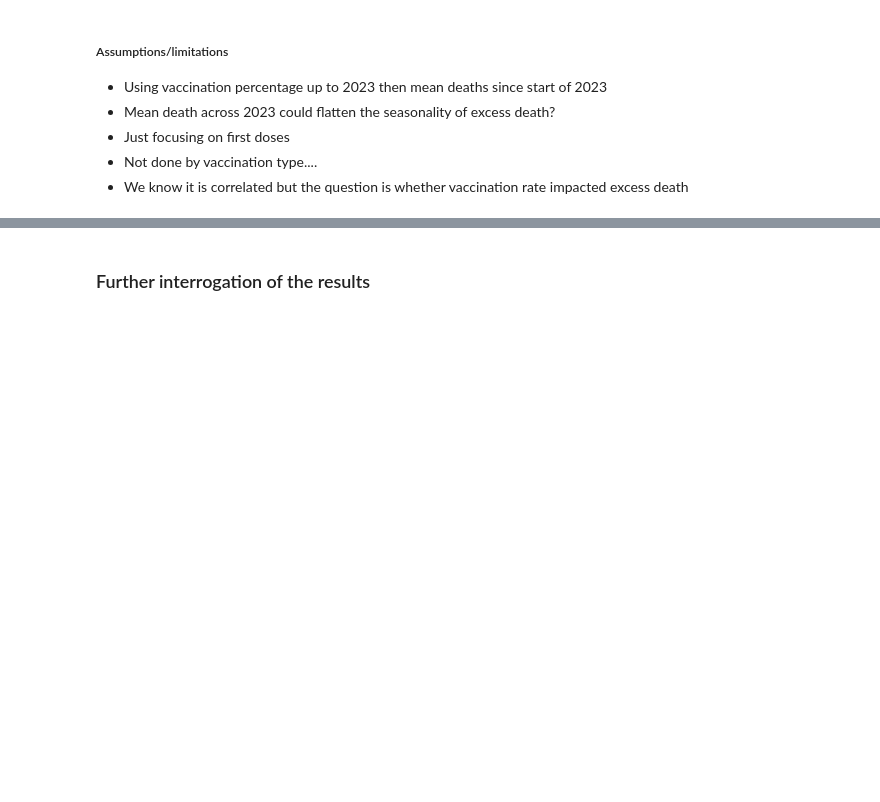
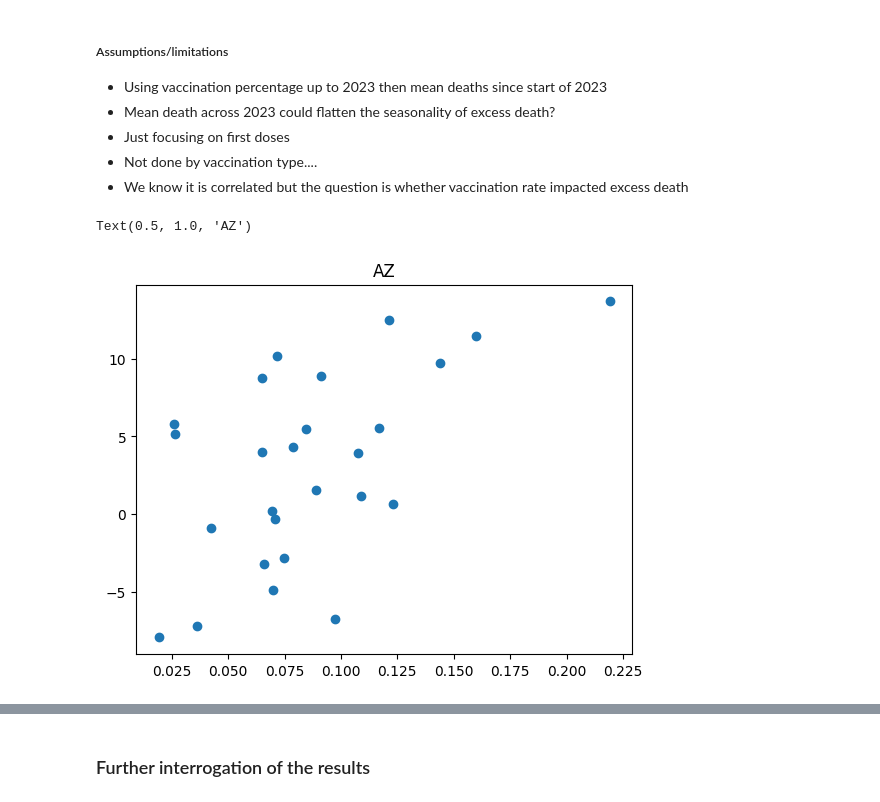
Before and after one commit to lisds/excess-deaths, a Jupyter notebook: Write_Up.ipynb, the cells around one changed output, grey strips where cells are left out. Cells and saved outputs as stored; diff of their text form; code cells hidden in the pictures; blank space fills up the shorter version.

Commit message:
splitting by type

```diff
--- a/Write_Up.ipynb
+++ b/Write_Up.ipynb
@@ -84,0 +163,31 @@ A very small p-value of 0.0003 enables us to have high confidence that the obser
+# %%
+by_type_and_country = pd.merge(by_type_and_country, population_wk1_23, on = 'ReportingCountry')
+# %%
+by_type_and_country['% vaxed'] = by_type_and_country['FirstDose'] / by_type_and_country['Population']
+# %%
+just_means = excess_deaths_values[['Mean 2023', 'ReportingCountry']]
+# %%
+AZ = pd.merge(by_type_and_country[by_type_and_country['Vaccine'] == 'AZ'][['Vaccine','ReportingCountry','% vaxed']], just_means, on = 'ReportingCountry')
+COM = pd.merge(by_type_and_country[by_type_and_country['Vaccine'] == 'COM'][['Vaccine','ReportingCountry','% vaxed']], just_means, on = 'ReportingCountry')
+COMBA_1 = pd.merge(by_type_and_country[by_type_and_country['Vaccine'] == 'COMBA.1'][['Vaccine','ReportingCountry','% vaxed']], just_means, on = 'ReportingCountry')
+COMBA_4_5 = pd.merge(by_type_and_country[by_type_and_country['Vaccine'] == 'COMBA.4-5'][['Vaccine','ReportingCountry','% vaxed']], just_means, on = 'ReportingCountry')
+JANSS = pd.merge(by_type_and_country[by_type_and_country['Vaccine'] == 'JANSS'][['Vaccine','ReportingCountry','% vaxed']], just_means, on = 'ReportingCountry')
+MOD = pd.merge(by_type_and_country[by_type_and_country['Vaccine'] == 'MOD'][['Vaccine','ReportingCountry','% vaxed']], just_means, on = 'ReportingCountry')
+MODBA_1 = pd.merge(by_type_and_country[by_type_and_country['Vaccine'] == 'MODBA.1'][['Vaccine','ReportingCountry','% vaxed']], just_means, on = 'ReportingCountry')
+MODBA_4_5 = pd.merge(by_type_and_country[by_type_and_country['Vaccine'] == 'MODBBA.4-5'][['Vaccine','ReportingCountry','% vaxed']], just_means, on = 'ReportingCountry')
+NVXD = pd.merge(by_type_and_country[by_type_and_country['Vaccine'] == 'NVXD'][['Vaccine','ReportingCountry','% vaxed']], just_means, on = 'ReportingCountry')
+UNK = pd.merge(by_type_and_country[by_type_and_country['Vaccine'] == 'UNK'][['Vaccine','ReportingCountry','% vaxed']], just_means, on = 'ReportingCountry')
+VLA = pd.merge(by_type_and_country[by_type_and_country['Vaccine'] == 'VLA'][['Vaccine','ReportingCountry','% vaxed']], just_means, on = 'ReportingCountry')
+SPU = pd.merge(by_type_and_country[by_type_and_country['Vaccine'] == 'SPU'][['Vaccine','ReportingCountry','% vaxed']], just_means, on = 'ReportingCountry')
+COMBIV = pd.merge(by_type_and_country[by_type_and_country['Vaccine'] == 'COMBIV'][['Vaccine','ReportingCountry','% vaxed']], just_means, on = 'ReportingCountry')
+MODBIV = pd.merge(by_type_and_country[by_type_and_country['Vaccine'] == 'MODBIV'][['Vaccine','ReportingCountry','% vaxed']], just_means, on = 'ReportingCountry')
+BECNBG = pd.merge(by_type_and_country[by_type_and_country['Vaccine'] == 'BECNBG'][['Vaccine','ReportingCountry','% vaxed']], just_means, on = 'ReportingCountry')
+SGSK = pd.merge(by_type_and_country[by_type_and_country['Vaccine'] == 'SGSK'][['Vaccine','ReportingCountry','% vaxed']], just_means, on = 'ReportingCountry')
+BHACOV = pd.merge(by_type_and_country[by_type_and_country['Vaccine'] == 'BHACOV'][['Vaccine','ReportingCountry','% vaxed']], just_means, on = 'ReportingCountry')
+SIN = pd.merge(by_type_and_country[by_type_and_country['Vaccine'] == 'SIN'][['Vaccine','ReportingCountry','% vaxed']], just_means, on = 'ReportingCountry')
+# %%
+plt.scatter(AZ['% vaxed'], AZ['Mean 2023'])
+plt.title('AZ')
+# %% [output]
+Text(0.5, 1.0, 'AZ')
+[figure, added]
```
Also changed, not shown: parts of 26 cells of this notebook, 8 other files.
